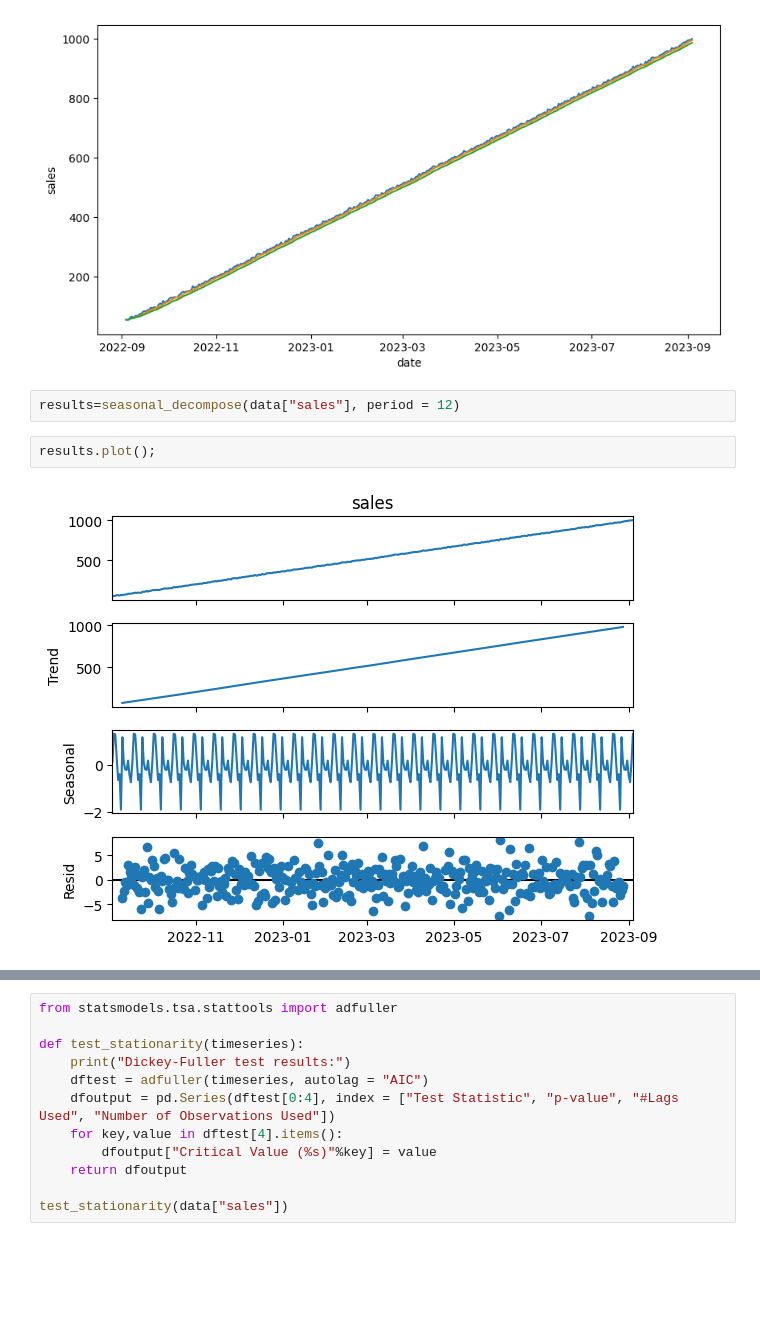
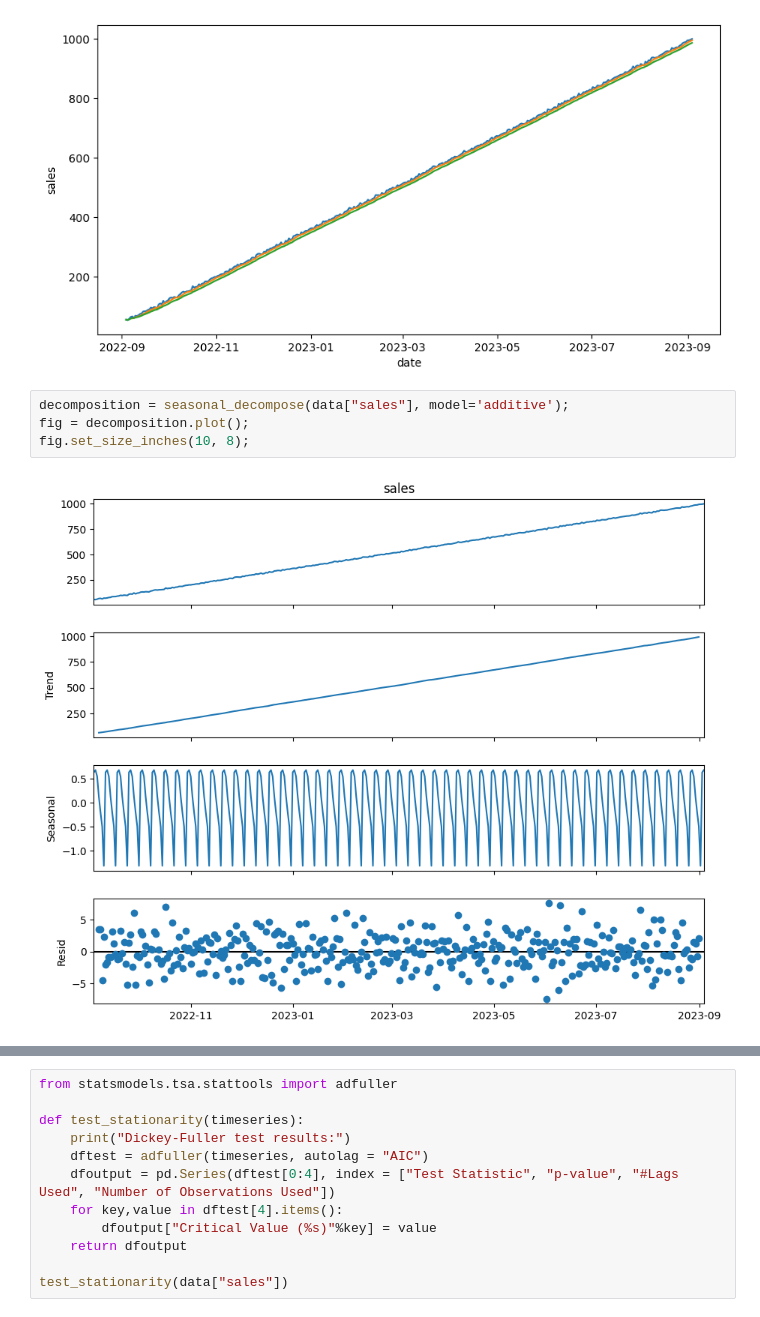
Before and after one commit to remelop03/alternative-time-series-project, a Jupyter notebook: src/explore.ipynb, the cells around one changed output, grey strips where cells are left out. Cells and saved outputs as stored; diff of their text form; blank space fills up the shorter version.

```diff
--- a/src/explore.ipynb
+++ b/src/explore.ipynb
@@ -100,9 +105,9 @@ sns.lineplot(x=data.index, y=data["MA_5"])
 sns.lineplot(x=data.index, y=data["ES_5"]);
 # %% [output]
 [figure]
-# %%
-results=seasonal_decompose(data["sales"], period = 12)
-# %%
-results.plot();
-# %% [output]
-[figure, removed]
+# %%
+decomposition = seasonal_decompose(data["sales"], model='additive');
+fig = decomposition.plot();
+fig.set_size_inches(10, 8);
+# %% [output]
+[figure, added]
```
Also changed, not shown: parts of 9 cells of this notebook.
